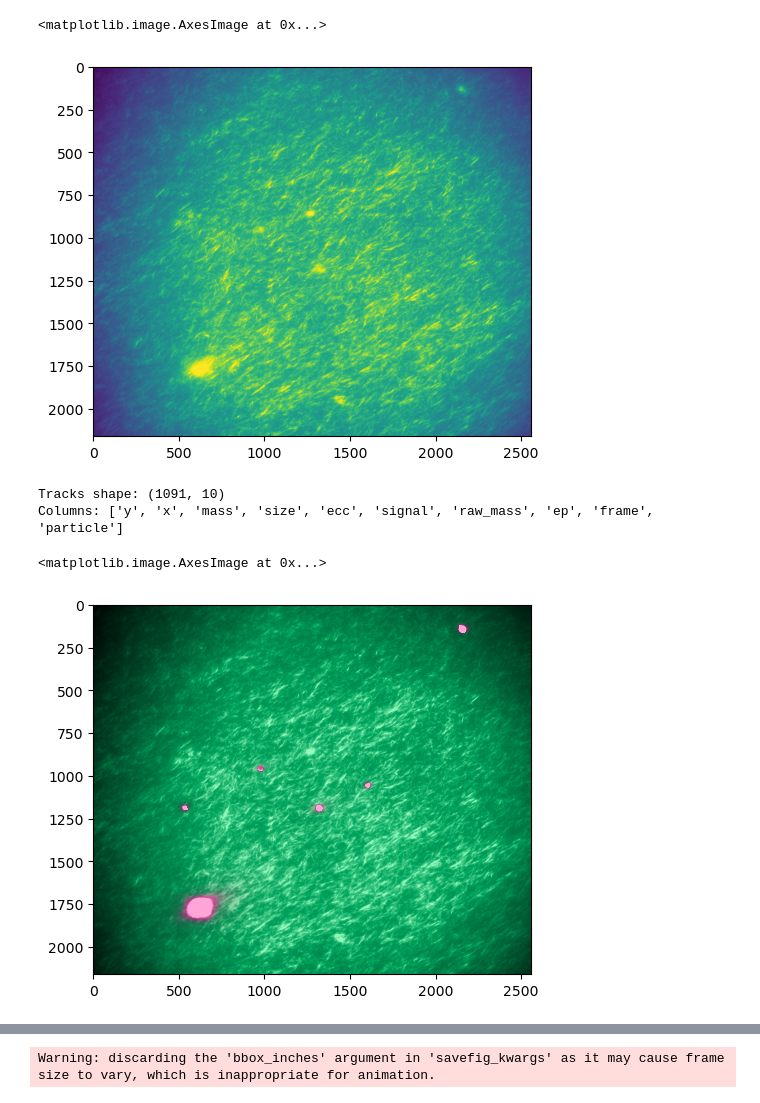
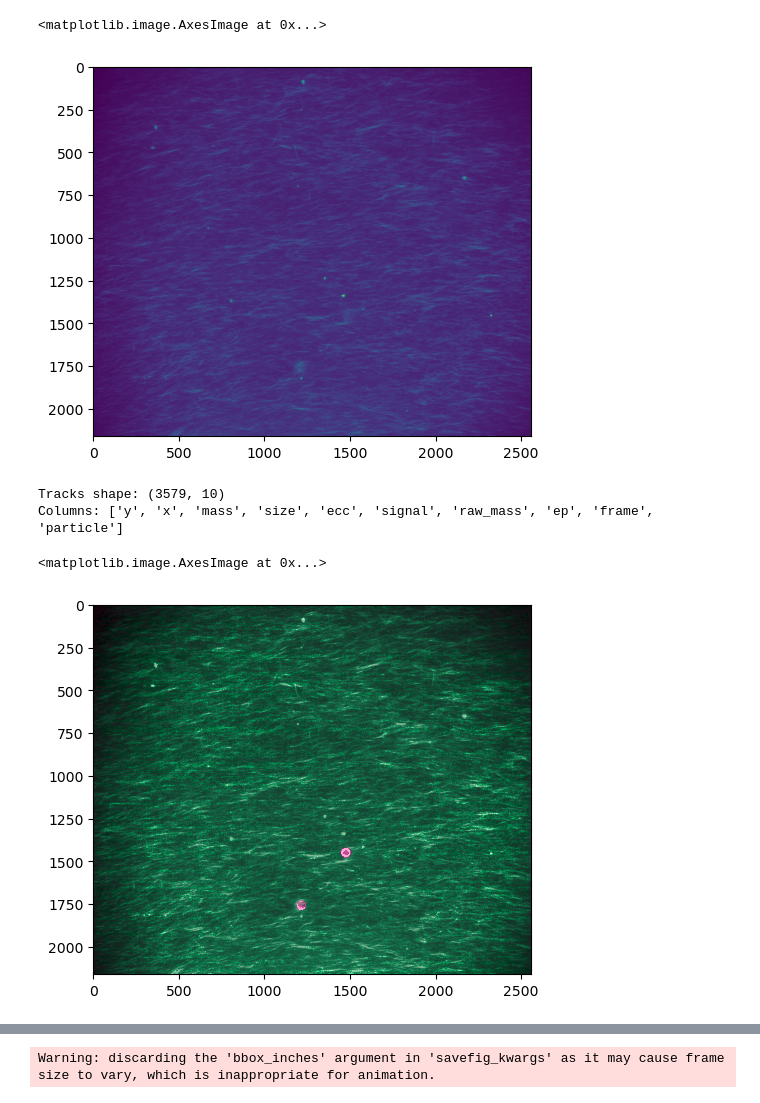
Before and after one commit to wppppupr/MTCargo_analysis, a Jupyter notebook: notebooks/movie.ipynb, the cells around one changed output, grey strips where cells are left out. Drawn from its saved outputs; the diff is of its cells as text; code cells hidden in the pictures.

```diff
--- a/notebooks/movie.ipynb
+++ b/notebooks/movie.ipynb
@@ -1,34 +1,34 @@
 # %%
 import matplotlib.pyplot as plt
 import zarr
 import pandas
 import cv2
 import numpy as np
 from pathlib import Path
 from skimage import filters
 
-folder = Path("/Volumes/data/Sasaki/MTsingleBeads/beads_mixed/20260616/beads3um_7um")
+folder = Path("/Volumes/data/Sasaki/MTsingleBeads/beads5um/20260715/beads5um003")
 
 #folder = Path("/mnt/NAS-Ebanaru/sasaki/MTsingleBeads/beads5um/20260616/beads5um001_crop")
 
 MTs_file = folder / "GFP.zarr"
 beads_file = folder / "beads.zarr"
 track_file = folder / 'beads_tracks.csv'
 
 MTs = zarr.open_array(MTs_file, mode='r')
 beads = zarr.open_array(beads_file, mode='r')
 
 plt.imshow(MTs[0], vmin=MTs[0].min(), vmax = MTs[0].max())
 # %% [output]
 <matplotlib.image.AxesImage at 0x...>
-[figure, old version]
+[figure, new version]
 # %%
 # beads_tracksを読み込む
 tracks_df = pandas.read_csv(track_file)
 print(f"Tracks shape: {tracks_df.shape}")
 print(f"Columns: {tracks_df.columns.tolist()}")
 # %% [output]
-Tracks shape: (1091, 10)
+Tracks shape: (3579, 10)
 Columns: ['y', 'x', 'mass', 'size', 'ecc', 'signal', 'raw_mass', 'ep', 'frame', 'particle']
 # %%
 from matplotlib.colors import LinearSegmentedColormap
@@ -55,8 +55,8 @@ cud_magenta_cmap = mcolors.LinearSegmentedColormap.from_list(
         (1.0, (1.0, 0.65, 0.85, 1.0))                  # 輝度100%: 芯が光るパステルマゼンタホワイト（不透明）
     ]
 )
-MTs_max_factor = 0.9
-beads_max_factor = 0.5
+MTs_max_factor = 0.3
+beads_max_factor = 0.8
 
 # 図を2つ並べて表示する場合
 fig, ax = plt.subplots()
@@ -67,7 +67,7 @@ ax.imshow(MTs[0], cmap=cud_gfp_cmap, vmin=MTs[0].min(), vmax = MTs[0].max()*MTs_
 ax.imshow(beads[0], cmap=cud_magenta_cmap, interpolation="nearest", vmin=beads[0].min(), vmax = beads[0].max()*beads_max_factor)
 # %% [output]
 <matplotlib.image.AxesImage at 0x...>
-[figure, old version]
+[figure, new version]
 # %%
 from matplotlib.animation import FuncAnimation
 import numpy as np
```
Also changed, not shown: parts of 1 cell of this notebook, 5 other files.
